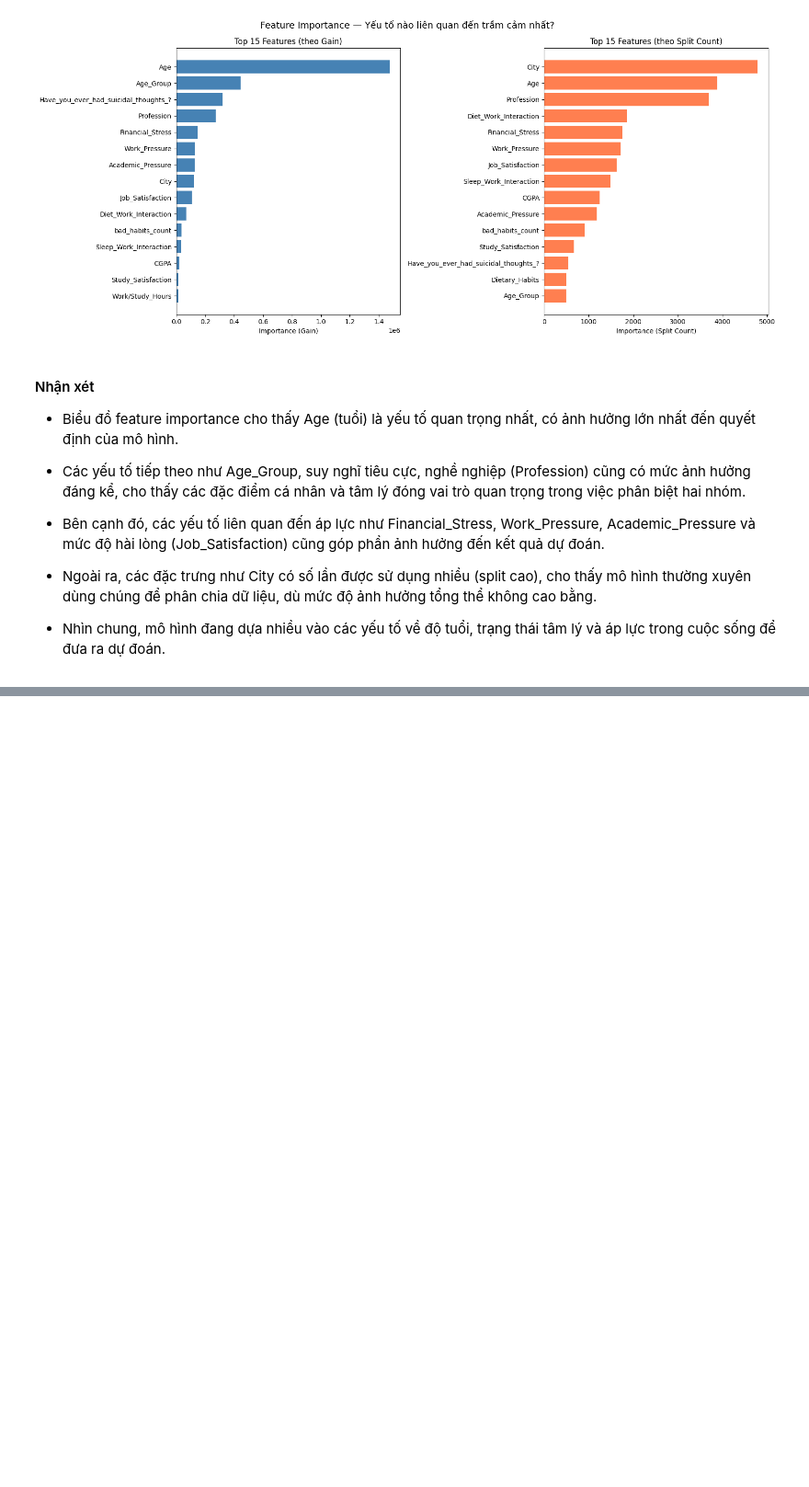
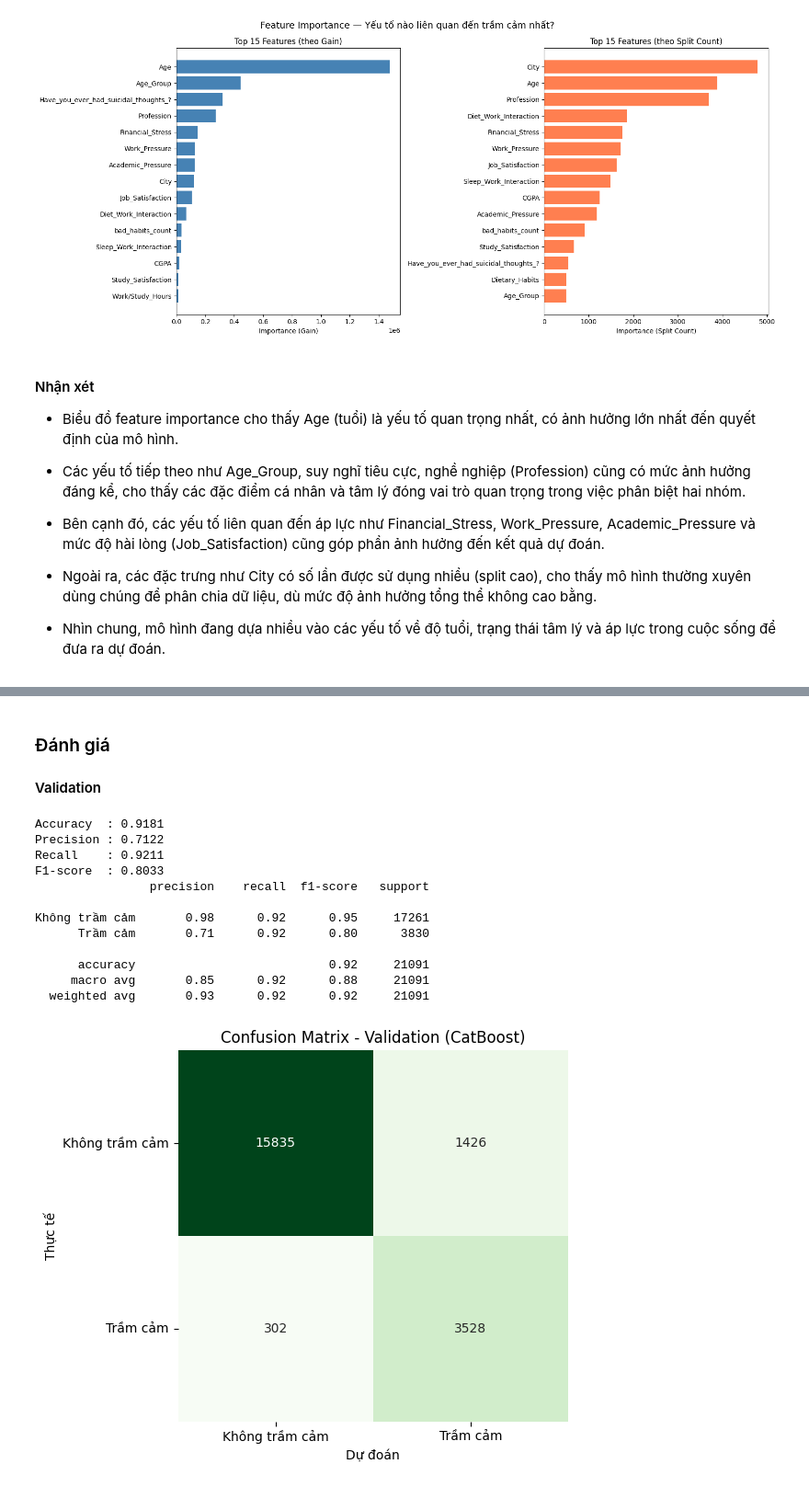
Before and after one commit to phamhuongtra/depression_analysis, a Jupyter notebook: model.ipynb, the cells around one changed output, grey strips where cells are left out. Shown at 92% size. Drawn from its saved outputs; the diff is of its cells as text; code cells hidden in the pictures; blank space fills up the shorter version.

Commit message:
feat: add CatBoost model

```diff
--- a/model.ipynb
+++ b/model.ipynb
@@ -676,0 +789,45 @@ Have_you_ever_had_suicidal_thoughts_?     3.203114e+05               549
+# %% [markdown]
+### Đánh giá
+#### Validation
+# %%
+from sklearn.metrics import accuracy_score, precision_score, recall_score, f1_score, classification_report, confusion_matrix
+import matplotlib.pyplot as plt
+import seaborn as sns
+
+# Đánh giá trên tập validation
+y_val_pred_cb = best_cat_model.predict(X_val_cb)
+val_metrics_cb = {
+    'Accuracy': accuracy_score(y_val, y_val_pred_cb),
+    'Precision': precision_score(y_val, y_val_pred_cb),
+    'Recall': recall_score(y_val, y_val_pred_cb),
+    'F1-score': f1_score(y_val, y_val_pred_cb)
+}
+
+for name, val in val_metrics_cb.items():
+    print(f'{name:<10}: {val:.4f}')
+print(classification_report(y_val, y_val_pred_cb, target_names=['Không trầm cảm', 'Trầm cảm']))
+
+val_cm_cb = confusion_matrix(y_val, y_val_pred_cb)
+plt.figure(figsize=(6, 5))
+sns.heatmap(val_cm_cb, annot=True, fmt='d', cmap='Greens', cbar=False)
+plt.title('Confusion Matrix - Validation (CatBoost)')
+plt.xlabel('Dự đoán')
+plt.ylabel('Thực tế')
+plt.xticks([0.5, 1.5], ['Không trầm cảm', 'Trầm cảm'])
+plt.yticks([0.5, 1.5], ['Không trầm cảm', 'Trầm cảm'], rotation=0)
+plt.tight_layout()
+plt.show()
+# %% [output]
+Accuracy  : 0.9181
+Precision : 0.7122
+Recall    : 0.9211
+F1-score  : 0.8033
+                precision    recall  f1-score   support
+
+Không trầm cảm       0.98      0.92      0.95     17261
+      Trầm cảm       0.71      0.92      0.80      3830
+
+      accuracy                           0.92     21091
+     macro avg       0.85      0.92      0.88     21091
+  weighted avg       0.93      0.92      0.92     21091
+[figure, added]
```
Also changed, not shown: parts of 12 cells of this notebook, 1 other file.
